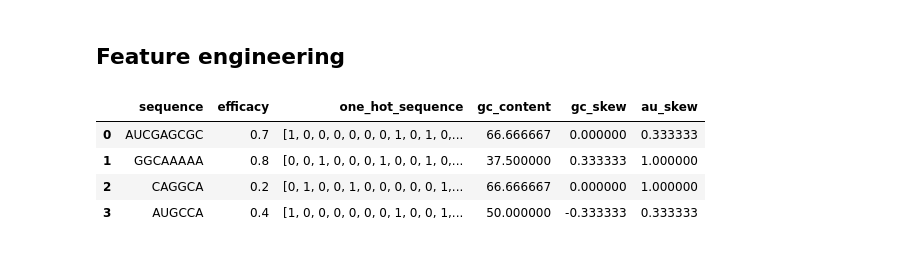
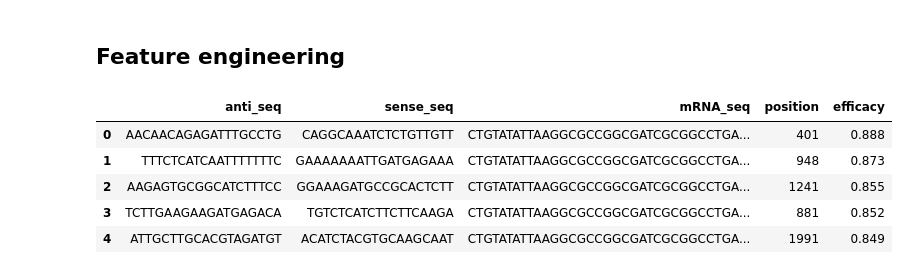
Before and after one commit to shivamgyardhna/AI-Driven-RNA-Therapeutics-From-Data-to-Drug-Design, a Jupyter notebook: day_2.ipynb, the cells around one changed output. Drawn from its saved outputs; the diff is of its cells as text; code cells hidden in the pictures.

```diff
--- a/day_2.ipynb
+++ b/day_2.ipynb
@@ -144,16 +160,14 @@ def au_skew(sequence):
     a = seq.count("A")
     u = seq.count("U") or seq.count("T")  # handles both RNA and DNA
     return (a - u) / (a + u) if (a + u) > 0 else 0
-# %%
-df["gc_content "]=df["sequence"].apply(gc_content)
-df["gc_skew"]=df["sequence"].apply(gc_skew)
-df["au_skew"]=df["sequence"].apply(au_skew)
-df
-# %% [output]
-|  | sequence | efficacy | one_hot_sequence | gc_content | gc_skew | au_skew |
-| 0 | AUCGAGCGC | 0.7 | [1, 0, 0, 0, 0, 0, 0, 1, 0, 1, 0,... | 66.666667 | 0.000000 | 0.333333 |
-| 1 | GGCAAAAA | 0.8 | [0, 0, 1, 0, 0, 0, 1, 0, 0, 1, 0,... | 37.500000 | 0.333333 | 1.000000 |
-| 2 | CAGGCA | 0.2 | [0, 1, 0, 0, 1, 0, 0, 0, 0, 0, 1,... | 66.666667 | 0.000000 | 1.000000 |
-| 3 | AUGCCA | 0.4 | [1, 0, 0, 0, 0, 0, 0, 1, 0, 0, 1,... | 50.000000 | -0.333333 | 0.333333 |
+# %%
+patent_ENsiRNA.head()
+# %% [output]
+|  | anti_seq | sense_seq | mRNA_seq | position | efficacy |
+| 0 | AACAACAGAGATTTGCCTG | CAGGCAAATCTCTGTTGTT | CTGTATATTAAGGCGCCGGCGATCGCGGCCTGA... | 401 | 0.888 |
+| 1 | TTTCTCATCAATTTTTTTC | GAAAAAAATTGATGAGAAA | CTGTATATTAAGGCGCCGGCGATCGCGGCCTGA... | 948 | 0.873 |
+| 2 | AAGAGTGCGGCATCTTTCC | GGAAAGATGCCGCACTCTT | CTGTATATTAAGGCGCCGGCGATCGCGGCCTGA... | 1241 | 0.855 |
+| 3 | TCTTGAAGAAGATGAGACA | TGTCTCATCTTCTTCAAGA | CTGTATATTAAGGCGCCGGCGATCGCGGCCTGA... | 881 | 0.852 |
+| 4 | ATTGCTTGCACGTAGATGT | ACATCTACGTGCAAGCAAT | CTGTATATTAAGGCGCCGGCGATCGCGGCCTGA... | 1991 | 0.849 |
 # %%
 x=[]
```
Also changed, not shown: parts of 9 cells of this notebook.
